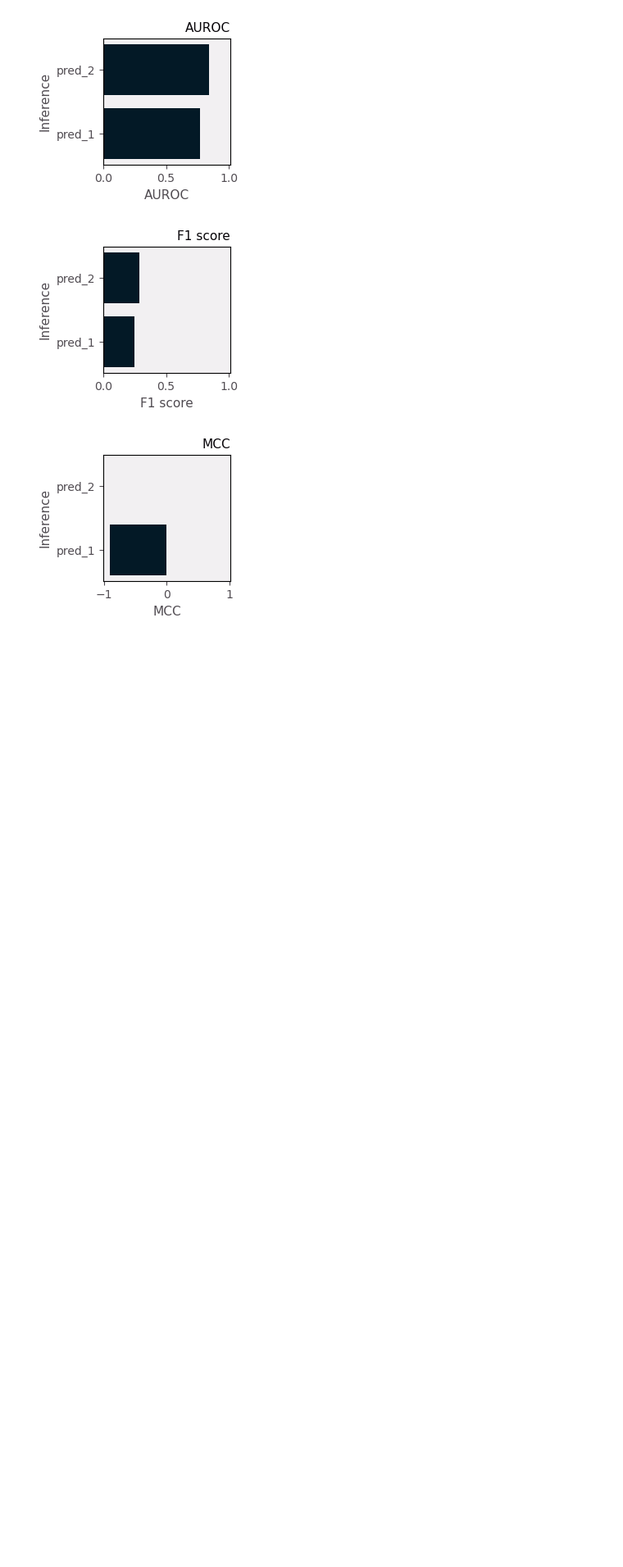
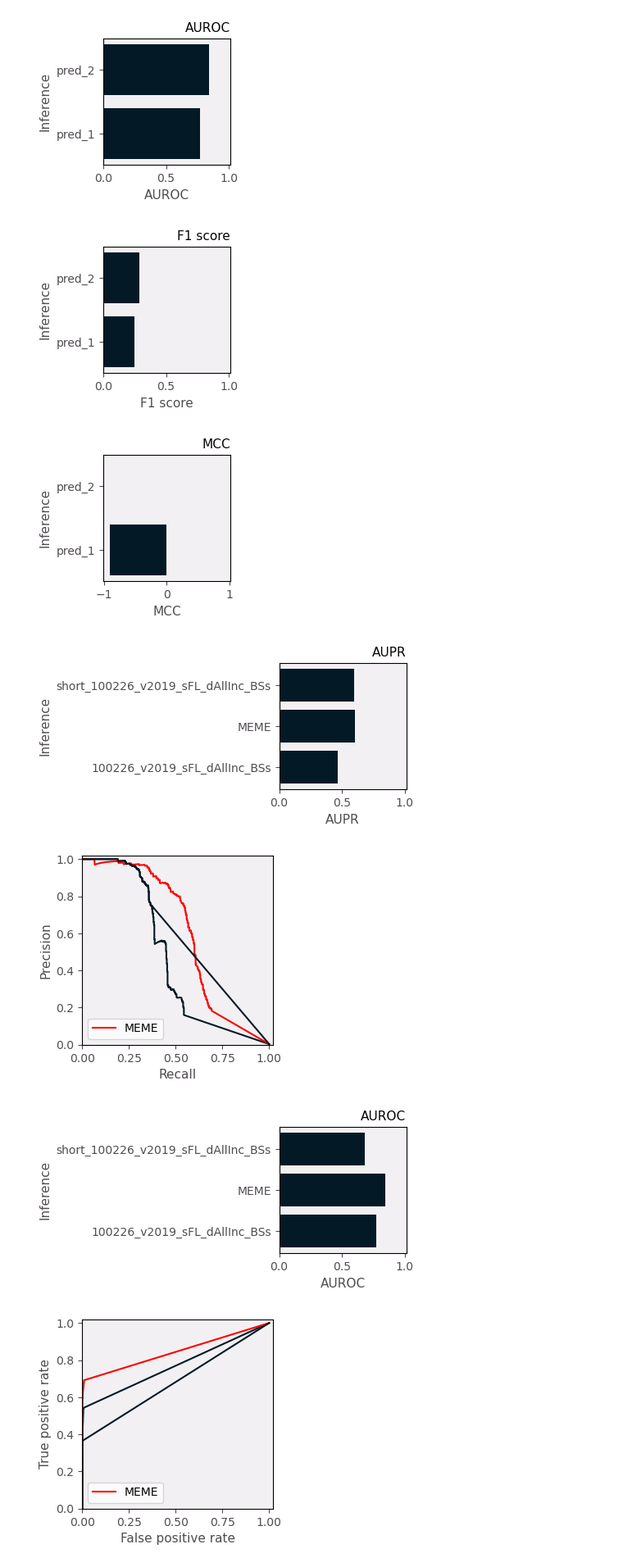
Before and after one commit to freyrelab/netective, a Jupyter notebook: src/netective/stats/foo.ipynb, the cells around one changed output. Shown at 82% size. Drawn from its saved outputs; the diff is of its cells as text; code cells hidden in the pictures; blank space fills up the shorter version.

```diff
--- a/src/netective/stats/foo.ipynb
+++ b/src/netective/stats/foo.ipynb
@@ -128,3 +138,15 @@ benchmark.plot_aupr(), benchmark.plot_auroc(), benchmark.plot_f1_score(), benchm
 [figure]
 [figure]
 [figure]
+# %%
+from netective import benchmarking
+
+preds = './preds'
+gs = 'GS.txt'
+
+fig_aupr, fig_pr_curves, fig_auroc, fig_roc_curves = benchmarking(preds, gs, greater_score_is_better=False, allow_self_loops=True, score=True, return_auc_dicts=False)
+# %% [output]
+[figure, added]
+[figure, added]
+[figure, added]
+[figure, added]
```
Also changed, not shown: parts of 10 cells of this notebook, 7 other files.
